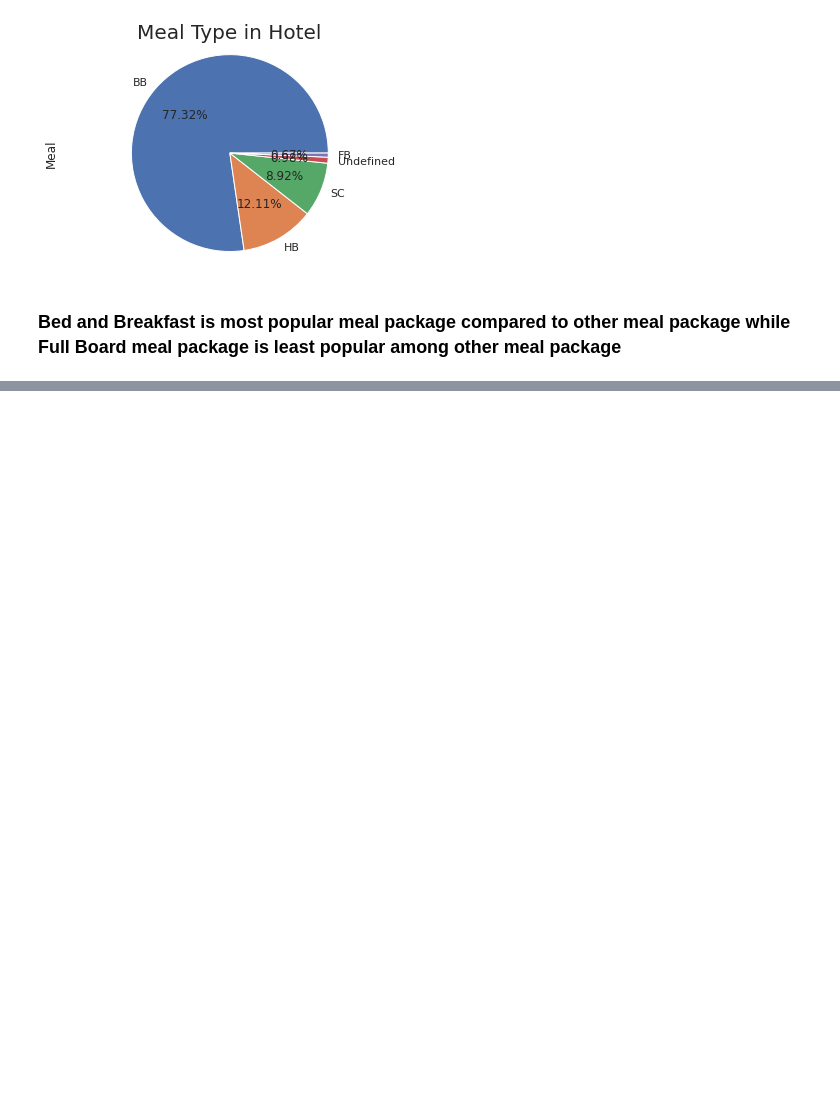
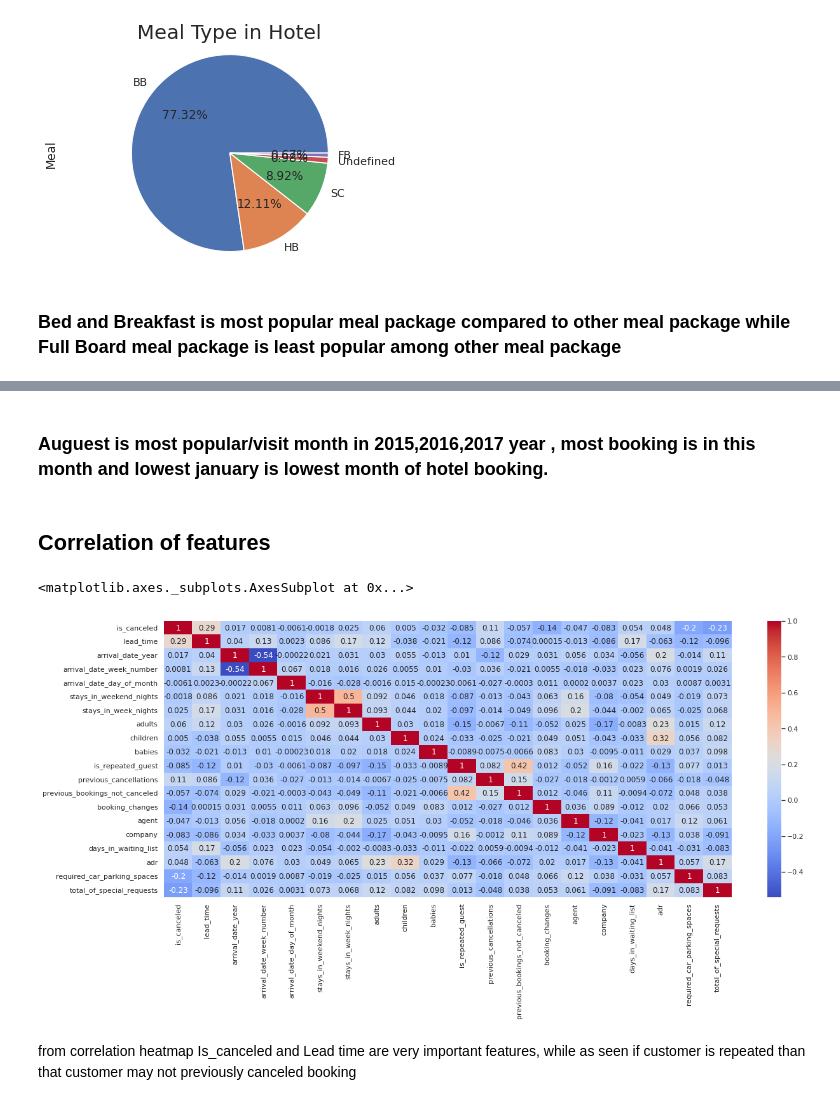
Before and after one commit to milanajudiya/Hotel_Booking_Analysis, a Jupyter notebook: Hotel_Booking_Analysis.ipynb, the cells around one changed output, grey strips where cells are left out. Cells and saved outputs as stored; diff of their text form; code cells hidden in the pictures; blank space fills up the shorter version.

```diff
--- a/Hotel_Booking_Analysis.ipynb
+++ b/Hotel_Booking_Analysis.ipynb
@@ -558,0 +573,13 @@ Text(0.5, 1.0, 'Meal Type in Hotel')
+# %% [markdown]
+### Auguest is most popular/visit month in 2015,2016,2017 year , most booking is in this month and lowest january is lowest month of hotel booking.
+# %% [markdown]
+## Correlation of features
+# %%
+plt.figure(figsize=(20,8))
+correlation=df_hotel.corr()
+sns.heatmap(correlation,cmap="coolwarm",annot=True)
+# %% [output]
+<matplotlib.axes._subplots.AxesSubplot at 0x...>
+[figure, added]
+# %% [markdown]
+from correlation heatmap Is_canceled and Lead time are very important features, while as seen if customer is repeated than that customer may not previously canceled booking
```
Also changed, not shown: parts of 8 cells of this notebook.
